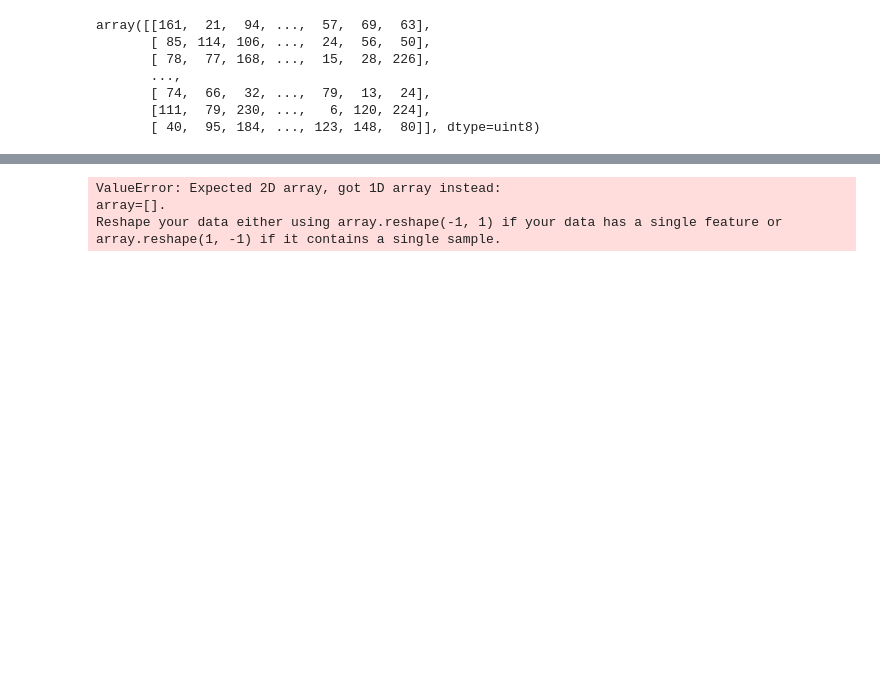
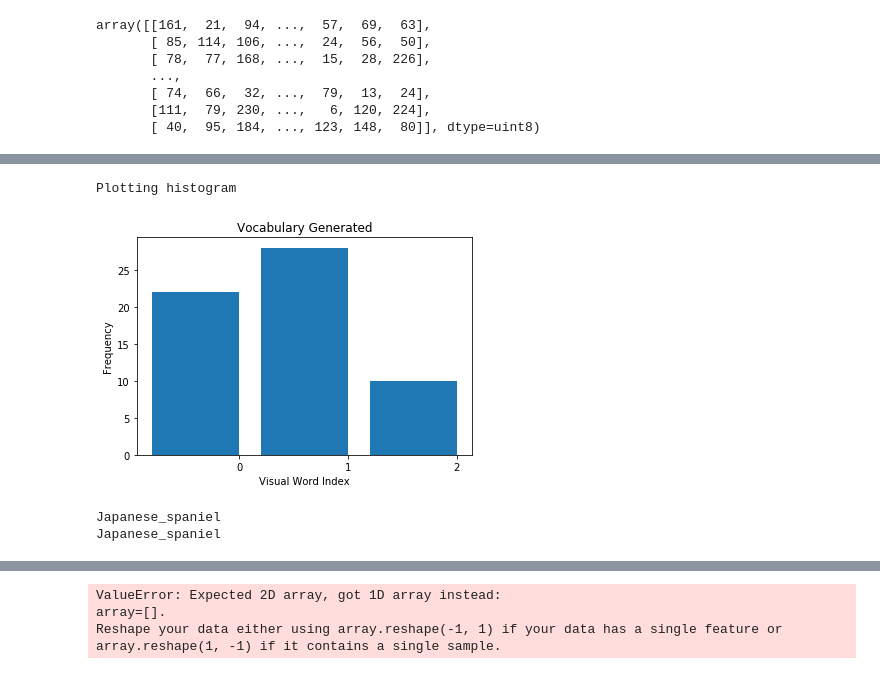
Before and after one commit to EricJacquesPro/AutomaticImageIndexing, a Jupyter notebook: ORB + predict model.ipynb, the cells around one changed output, grey strips where cells are left out. Cells and saved outputs as stored; diff of their text form; code cells hidden in the pictures; blank space fills up the shorter version.

```diff
--- a/ORB + predict model.ipynb
+++ b/ORB + predict model.ipynb
@@ -512,3 +592,20 @@ array([[161,  21,  94, ...,  57,  69,  63],
+# %%
+print(
+    model.predict(
+        filename=r'C:\Users\naru_\OneDrive\Documents\openclassroom\P7 traitement image\images\n02085782-Japanese_spaniel\n02085782_2.jpg'
+    )
+)
+print(
+    model.predict(
+        filename=r'C:\Users\naru_\OneDrive\Documents\openclassroom\P7 traitement image\images\n02085782-Japanese_spaniel\n02085782_2.jpg',
+        show_graph=False
+    )
+)
+# %% [output]
+Plotting histogram
+[figure, added]
+Japanese_spaniel
+Japanese_spaniel
 # %%
 working_space = 'C:/Users/naru_/OneDrive/Documents/openclassroom/P7 traitement image/'
 model = generateModelV2(
```
Also changed, not shown: parts of 12 cells of this notebook, 2 other files.
